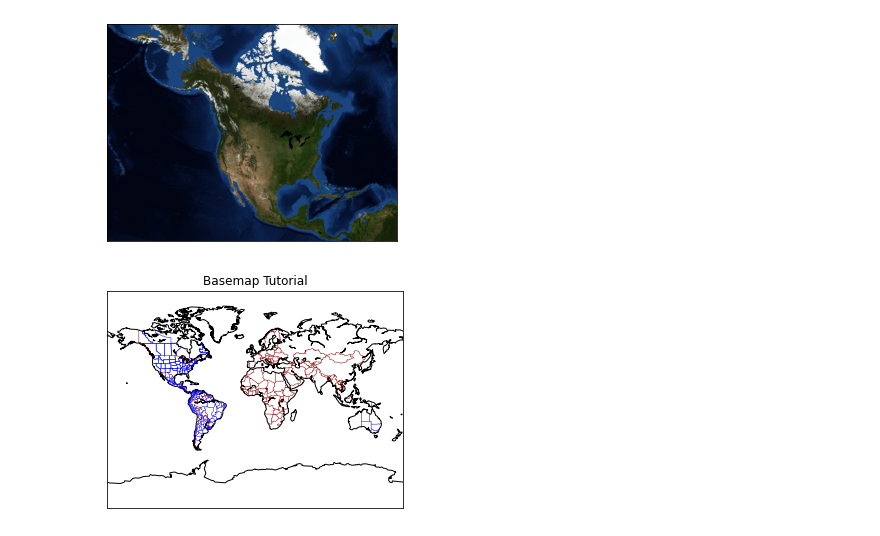
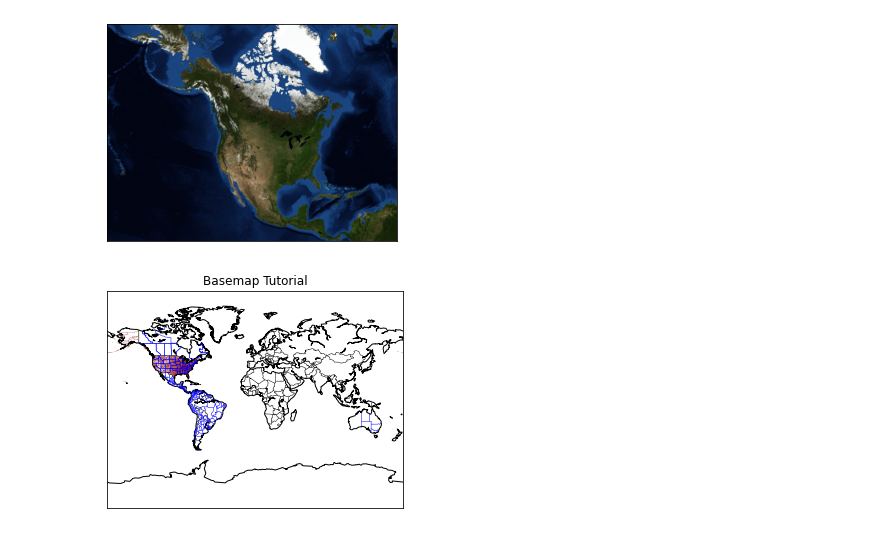
Before and after one commit to soravolk/Python_60days_HW, a Jupyter notebook: Day27/D27_HW.ipynb, the cells around one changed output. Drawn from its saved outputs; the diff is of its cells as text; code cells hidden in the pictures.

```diff
--- a/Day27/D27_HW.ipynb
+++ b/Day27/D27_HW.ipynb
@@ -85,24 +85,26 @@ Clipping input data to the valid range for imshow with RGB data ([0..1] for floa
 # %%
 #  "projection" 參數為“Mill"
 # 設定經緯座標
 # 左下角的緯度 - llcrnrlat = -90,
 # 左下角的經度 - llcrnrlon = -180,
 # 右上角的緯度 - urcrnrlat = 90,
 # 右上角的經度 -urcrnrlon = 180
 
 # 成圖設定resolution
 
 m = Basemap(projection='mill', resolution='c',
             llcrnrlat=-90, llcrnrlon=-180, urcrnrlat=90, urcrnrlon=180) # 成圖設定resolution
 
 #創建邊線
 m.drawcoastlines()
 #畫出國家，並使用線寬為2 的線條生成分界線。
-m.drawcountries(color='darkred')
+m.drawcountries()
 #畫出州界
 m.drawstates(color='b')
+#畫出縣界
+m.drawcounties(color='darkred')
 
 plt.title('Basemap Tutorial')
 plt.show()
 # %% [output]
-[figure, old version]
+[figure, new version]
```
